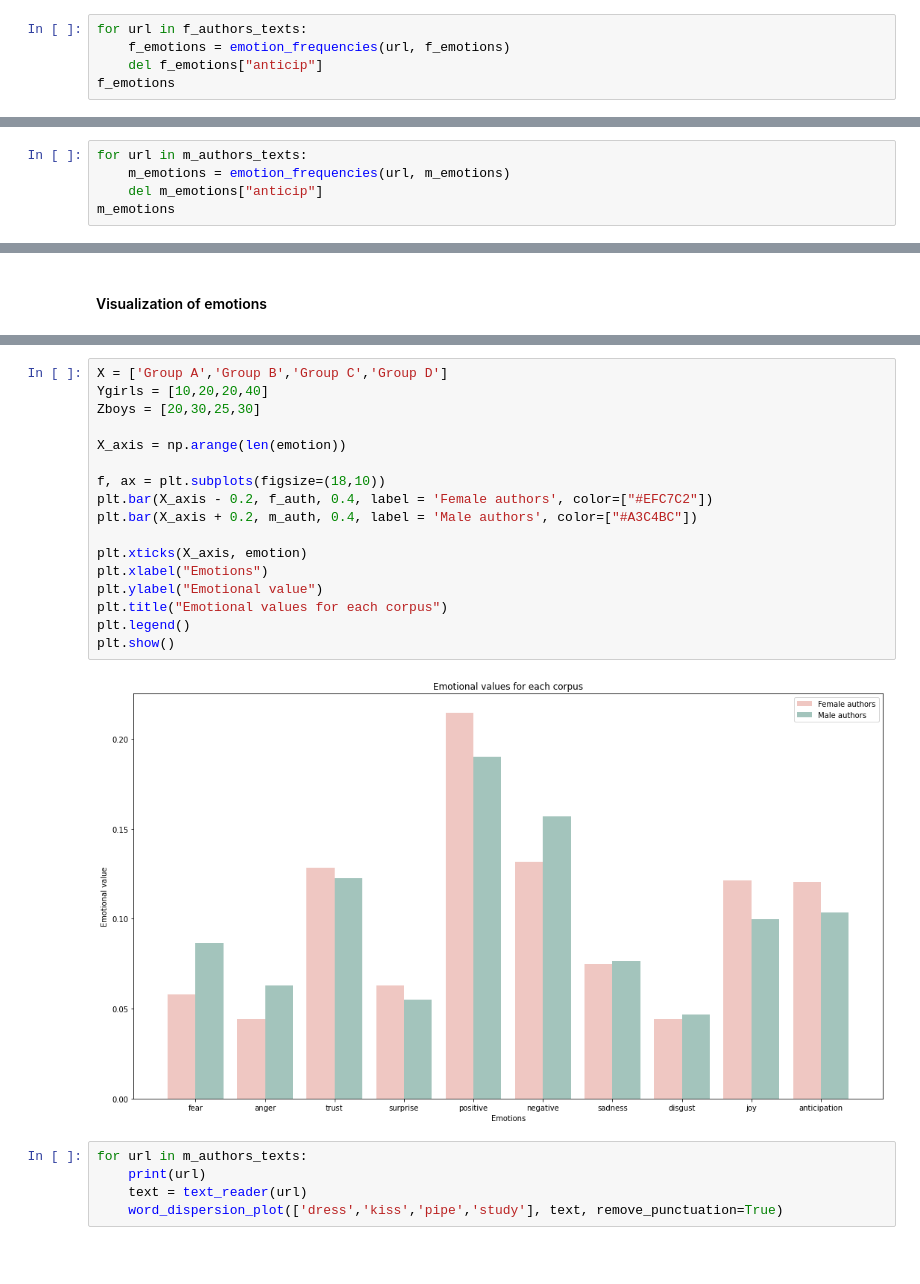
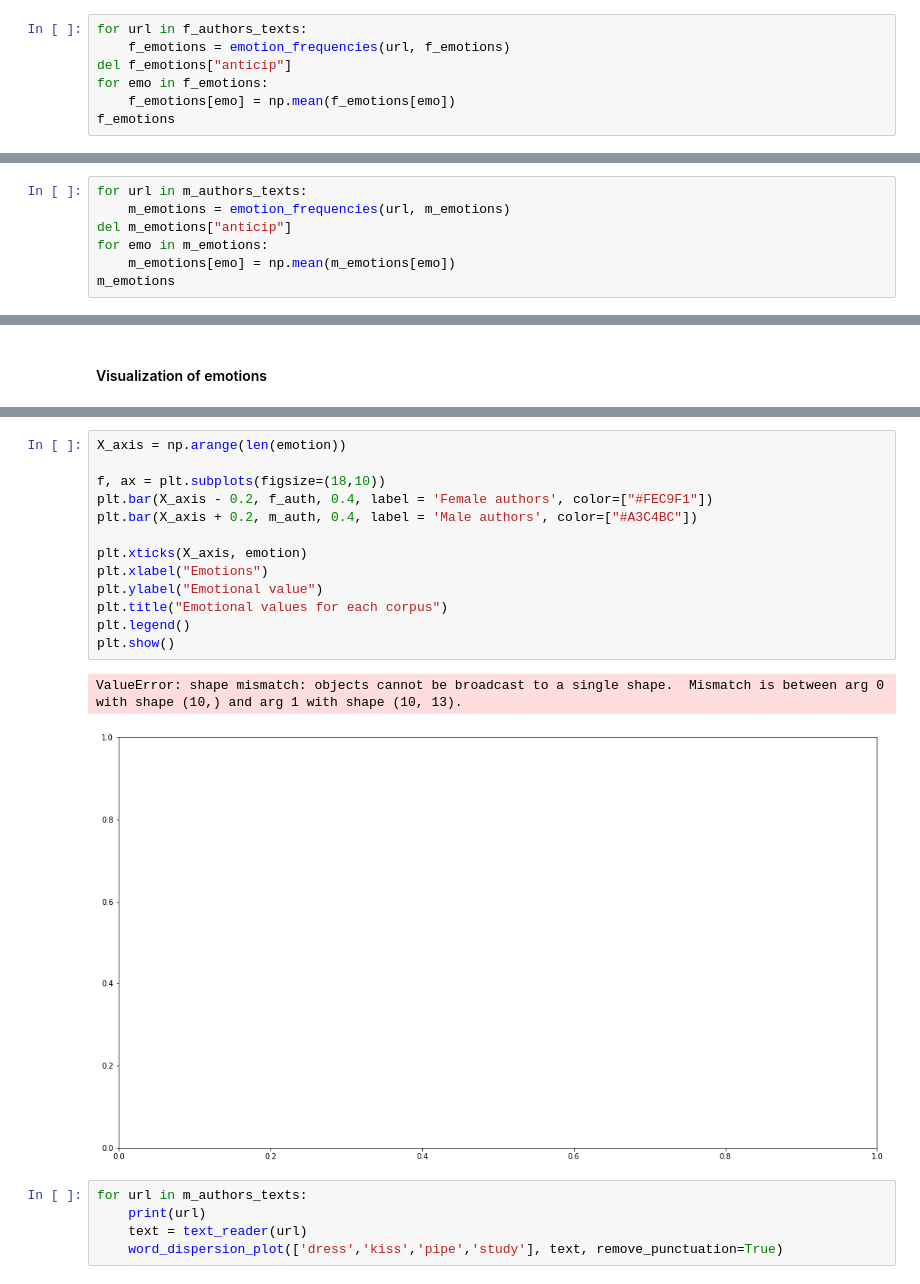
Before and after one commit to gobbykid/corpora_analytics, a Jupyter notebook: analytics.ipynb, the cells around one changed output, grey strips where cells are left out. Saved outputs shown, nothing was run; the diff lists cells and outputs as text; blank space fills up the shorter version.

Commit message:
Enhanced emotions analysis

```diff
--- a/analytics.ipynb
+++ b/analytics.ipynb
@@ -506,6 +514,8 @@ In order to do that, we will make use of the function <span style="color:#EDAE49
 # %%
 for url in f_authors_texts:
     f_emotions = emotion_frequencies(url, f_emotions)
-    del f_emotions["anticip"]
+del f_emotions["anticip"]
+for emo in f_emotions:
+    f_emotions[emo] = np.mean(f_emotions[emo])
 f_emotions
 # %% [output]
@@ -992,6 +1004,8 @@ Finally, we can move on, as we have done above, into seeing the emotions related
 # %%
 for url in m_authors_texts:
     m_emotions = emotion_frequencies(url, m_emotions)
-    del m_emotions["anticip"]
+del m_emotions["anticip"]
+for emo in m_emotions:
+    m_emotions[emo] = np.mean(m_emotions[emo])
 m_emotions
 # %% [output]
@@ -1611,22 +1711,19 @@ emotions_df
 # %%
-X = ['Group A','Group B','Group C','Group D']
-Ygirls = [10,20,20,40]
-Zboys = [20,30,25,30]
-
 X_axis = np.arange(len(emotion))
 
 f, ax = plt.subplots(figsize=(18,10))
-plt.bar(X_axis - 0.2, f_auth, 0.4, label = 'Female authors', color=["#EFC7C2"])
+plt.bar(X_axis - 0.2, f_auth, 0.4, label = 'Female authors', color=["#FEC9F1"])
 plt.bar(X_axis + 0.2, m_auth, 0.4, label = 'Male authors', color=["#A3C4BC"])
 
 plt.xticks(X_axis, emotion)
 plt.xlabel("Emotions")
 plt.ylabel("Emotional value")
 plt.title("Emotional values for each corpus")
 plt.legend()
 plt.show()
 # %% [output]
+ValueError: shape mismatch: objects cannot be broadcast to a single shape.  Mismatch is between arg 0 with shape (10,) and arg 1 with shape (10, 13).
-[figure, old version]
+[figure, new version]
 # %%
 for url in m_authors_texts:
     print(url)
```
Also changed, not shown: parts of 68 cells of this notebook, 2 other files.
